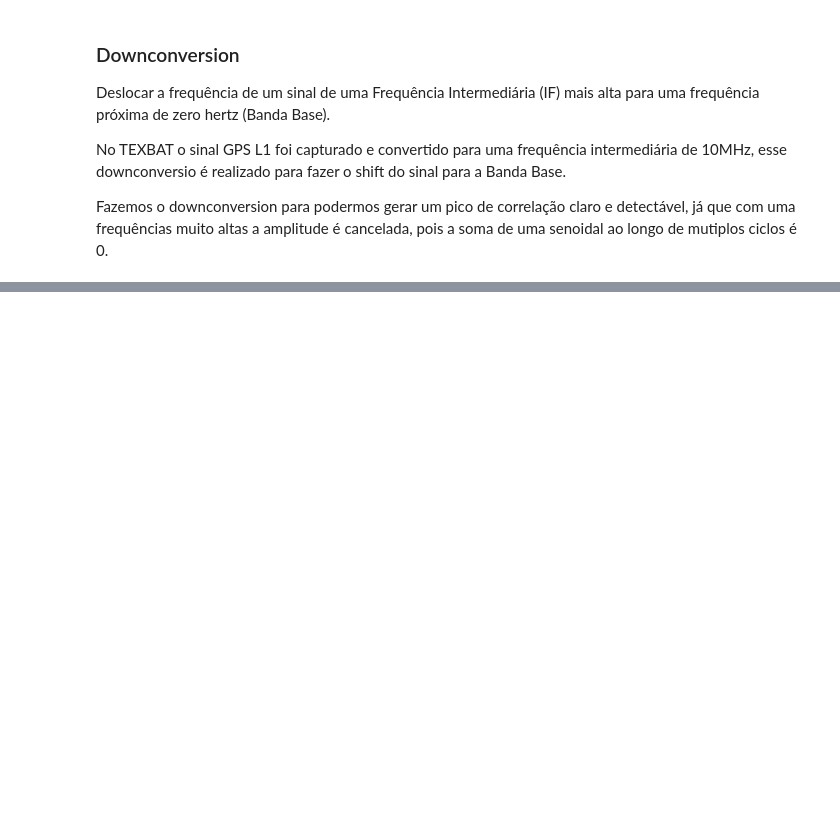
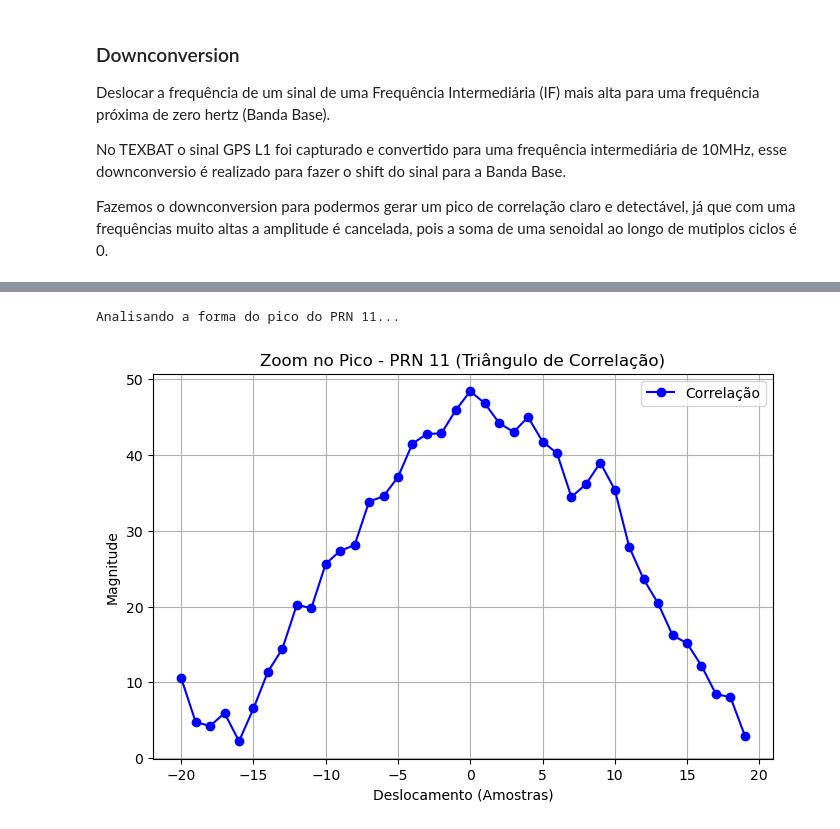
Before and after one commit to bytewice/sinais-projeto, a Jupyter notebook: projeto-sinais.ipynb, the cells around one changed output, grey strips where cells are left out. Saved outputs shown, nothing was run; the diff lists cells and outputs as text; code cells hidden in the pictures; blank space fills up the shorter version.

```diff
--- a/projeto-sinais.ipynb
+++ b/projeto-sinais.ipynb
@@ -182,0 +517,54 @@ plt.show()
+# %%
+# CÉLULA 7: ZOOM NO PICO DE CORRELAÇÃO (ANÁLISE DE FORMA)
+
+def plot_peak_zoom(prn, signal_bb, fs, best_doppler, best_code_phase, window_size=20):
+    """
+    Plota apenas a região ao redor do pico para analisar a forma do triângulo.
+    window_size: quantas amostras para cada lado do pico mostrar.
+    """
+    samples_per_ms = int(fs * 1e-3)
+    signal_1ms = signal_bb[:samples_per_ms]
+    t = np.arange(samples_per_ms) / fs
+
+    # Recalcula a correlação apenas para o Doppler vencedor
+    local_code = generate_local_code(prn, fs, samples_per_ms)
+    signal_shifted = signal_1ms * np.exp(-1j * 2 * np.pi * best_doppler * t)
+
+    fft_sig = np.fft.fft(signal_shifted)
+    fft_code = np.conj(np.fft.fft(local_code))
+    corr = np.abs(np.fft.ifft(fft_sig * fft_code))
+
+    # --- LÓGICA DE ZOOM ---
+    # Define o início e fim da janela de zoom
+    start = best_code_phase - window_size
+    end = best_code_phase + window_size
+
+    # Tratamento para bordas (se o pico cair no começo ou fim do vetor)
+    # Usamos np.roll para centralizar o pico no meio do vetor antes de cortar
+    shift_amount = (samples_per_ms // 2) - best_code_phase
+    corr_centered = np.roll(corr, shift_amount)
+    center_idx = samples_per_ms // 2
+
+    zoom_corr = corr_centered[center_idx - window_size : center_idx + window_size]
+    zoom_x = np.arange(-window_size, window_size)
+
+    # PLOT
+    plt.figure(figsize=(8, 5))
+    plt.plot(zoom_x, zoom_corr, 'b-o', label='Correlação') # 'o' marca cada amostra
+    plt.title(f"Zoom no Pico - PRN {prn} (Triângulo de Correlação)")
+    plt.xlabel("Deslocamento (Amostras)")
+    plt.ylabel("Magnitude")
+    plt.grid(True)
+    plt.legend()
+    plt.show()
+
+# --- EXECUÇÃO ---
+# Pegando os dados do PRN 11 que você já achou
+strongest_prn = 11 # Ou use a variável automática
+if strongest_prn in acquired_sats:
+    data = acquired_sats[strongest_prn]
+    print(f"Analisando a forma do pico do PRN {strongest_prn}...")
+    plot_peak_zoom(strongest_prn, S_bb, F_s, data['doppler'], data['code_phase'])
+# %% [output]
+Analisando a forma do pico do PRN 11...
+[figure, added]
```
Also changed, not shown: parts of 16 cells of this notebook.
